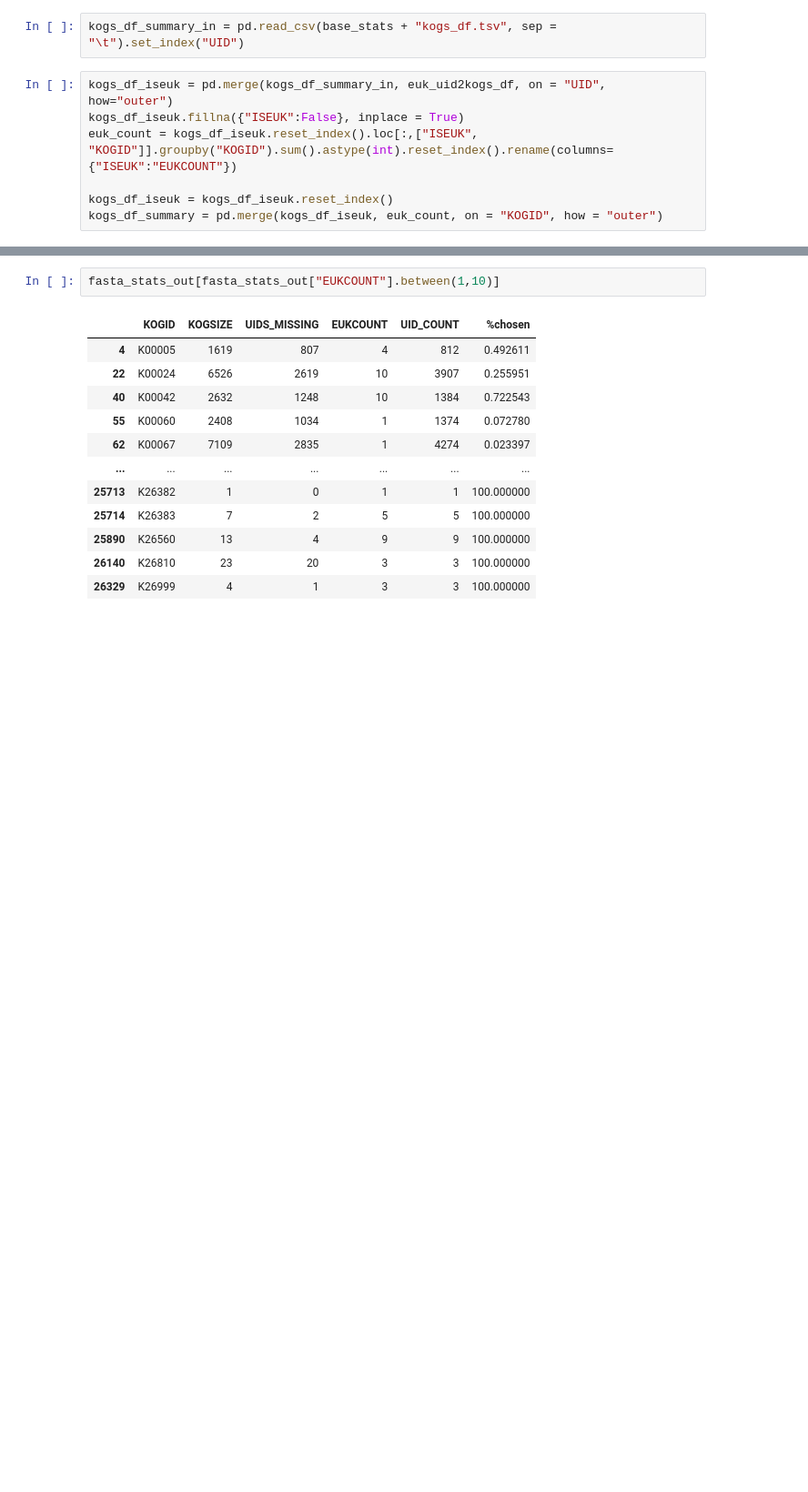
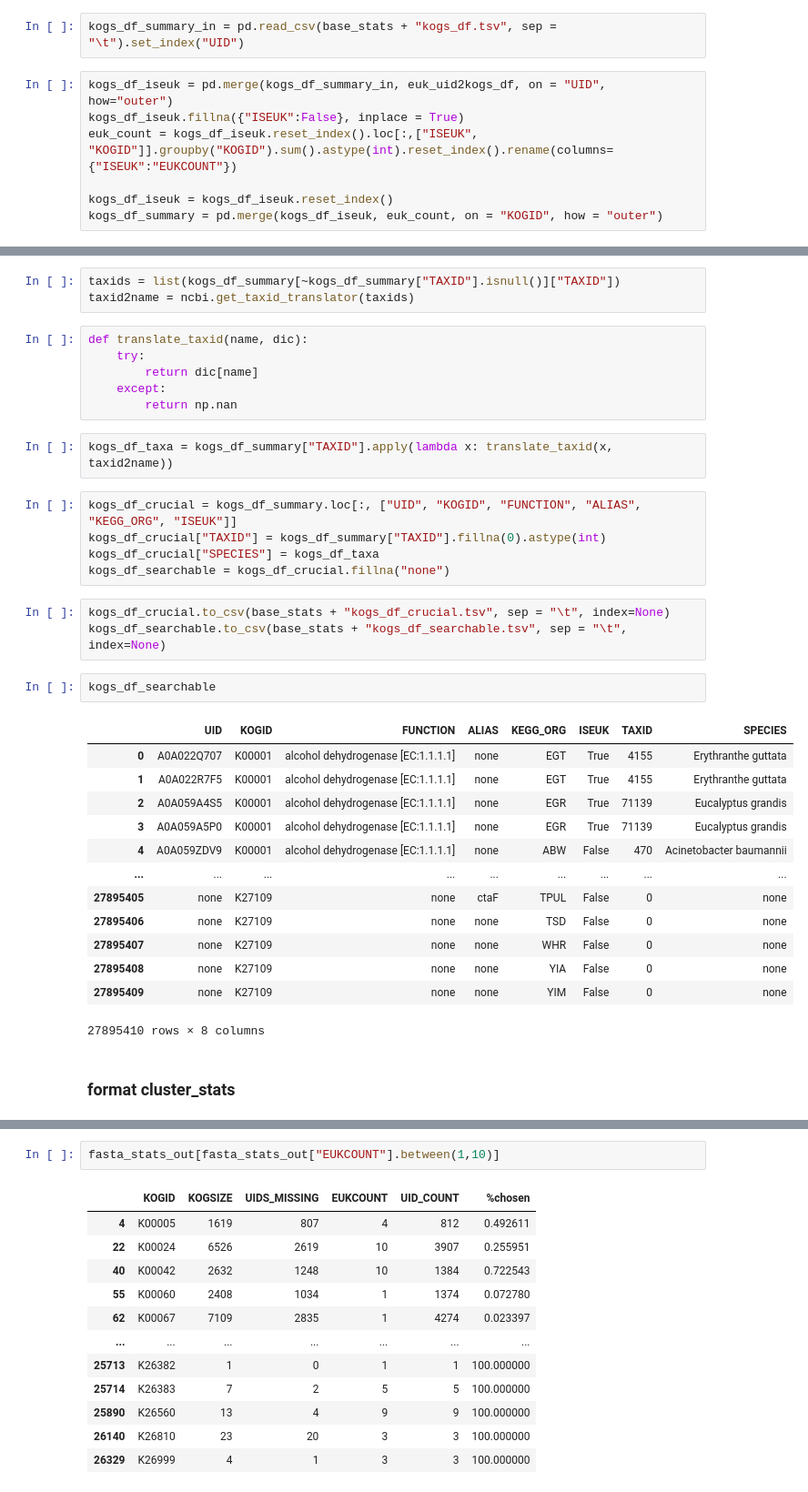
Before and after one commit to VictorTobiasson/eukgen, a Jupyter notebook: KEGG/07.stats_kogs.ipynb, the cells around one changed output, grey strips where cells are left out. Shown at 91% size. Cells and saved outputs as stored; diff of their text form; blank space fills up the shorter version.

```diff
--- a/KEGG/07.stats_kogs.ipynb
+++ b/KEGG/07.stats_kogs.ipynb
@@ -148,3 +91,40 @@ kogs_df_summary[kogs_df_summary.index =="P36938"]
+# %%
+taxids = list(kogs_df_summary[~kogs_df_summary["TAXID"].isnull()]["TAXID"])
+taxid2name = ncbi.get_taxid_translator(taxids)
+# %%
+def translate_taxid(name, dic):
+    try:
+        return dic[name]
+    except:
+        return np.nan
+# %%
+kogs_df_taxa = kogs_df_summary["TAXID"].apply(lambda x: translate_taxid(x, taxid2name))
+# %%
+kogs_df_crucial = kogs_df_summary.loc[:, ["UID", "KOGID", "FUNCTION", "ALIAS", "KEGG_ORG", "ISEUK"]]
+kogs_df_crucial["TAXID"] = kogs_df_summary["TAXID"].fillna(0).astype(int)
+kogs_df_crucial["SPECIES"] = kogs_df_taxa
+kogs_df_searchable = kogs_df_crucial.fillna("none")
+# %%
+kogs_df_crucial.to_csv(base_stats + "kogs_df_crucial.tsv", sep = "\t", index=None)
+kogs_df_searchable.to_csv(base_stats + "kogs_df_searchable.tsv", sep = "\t", index=None)
+# %%
+kogs_df_searchable
+# %% [output]
+|  | UID | KOGID | FUNCTION | ALIAS | KEGG_ORG | ISEUK | TAXID | SPECIES |
+| 0 | A0A022Q707 | K00001 | alcohol dehydrogenase [EC:1.1.1.1] | none | EGT | True | 4155 | Erythranthe guttata |
+| 1 | A0A022R7F5 | K00001 | alcohol dehydrogenase [EC:1.1.1.1] | none | EGT | True | 4155 | Erythranthe guttata |
+| 2 | A0A059A4S5 | K00001 | alcohol dehydrogenase [EC:1.1.1.1] | none | EGR | True | 71139 | Eucalyptus grandis |
+| 3 | A0A059A5P0 | K00001 | alcohol dehydrogenase [EC:1.1.1.1] | none | EGR | True | 71139 | Eucalyptus grandis |
+| 4 | A0A059ZDV9 | K00001 | alcohol dehydrogenase [EC:1.1.1.1] | none | ABW | False | 470 | Acinetobacter baumannii |
+| ... | ... | ... | ... | ... | ... | ... | ... | ... |
+| 27895405 | none | K27109 | none | ctaF | TPUL | False | 0 | none |
+| 27895406 | none | K27109 | none | none | TSD | False | 0 | none |
+| 27895407 | none | K27109 | none | none | WHR | False | 0 | none |
+| 27895408 | none | K27109 | none | none | YIA | False | 0 | none |
+| 27895409 | none | K27109 | none | none | YIM | False | 0 | none |
+27895410 rows × 8 columns
+# %% [markdown]
+### format cluster_stats
 # %%
 fasta_stats_df = kogs_df_summary.loc[:,["KOGID", "UID", "UIDS_MISSING", "EUKCOUNT"]].groupby(["KOGID","UIDS_MISSING", "EUKCOUNT"]).count().reset_index().rename(columns={"UID":"UID_COUNT"}).set_index("KOGID")
 cluster_size = pd.DataFrame(kogs_df_summary.loc[:,["KOGID"]].groupby("KOGID").size()).rename(columns={0:"KOGSIZE"})
```
Also changed, not shown: parts of 37 cells of this notebook, 11 other files.
